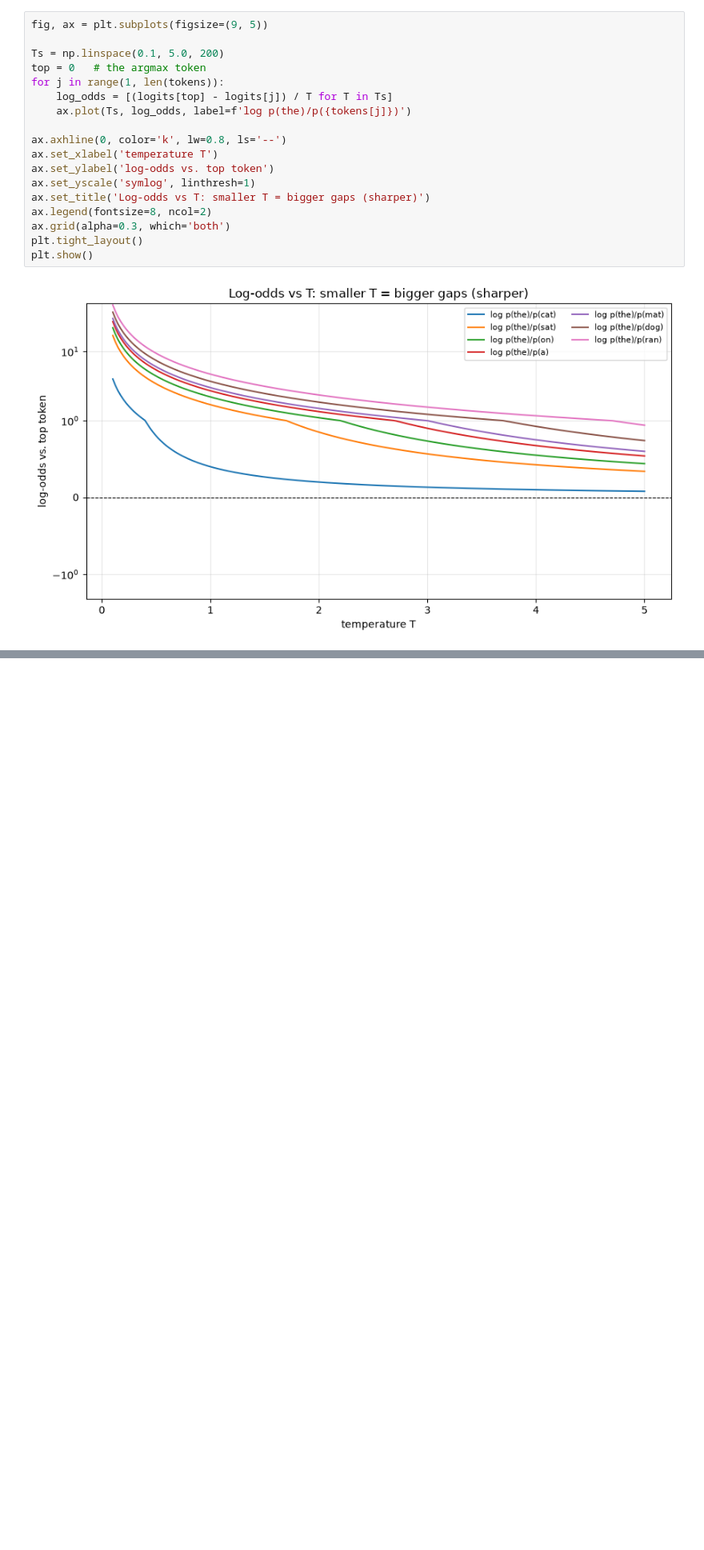
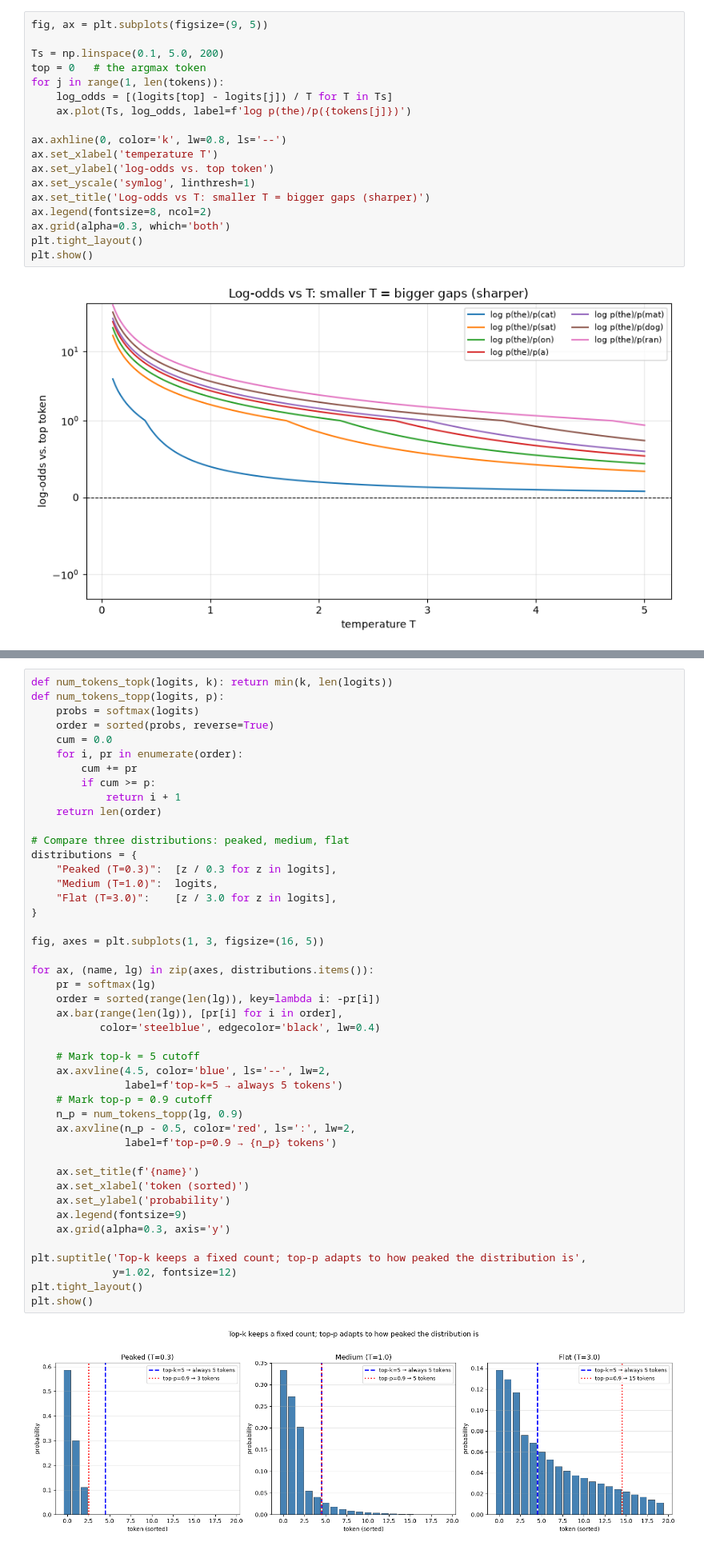
Before and after one commit to Saransh-Basu-01/AI_Engineering, a Jupyter notebook: Math_Fundamentals/Sampling_Methods/sampling.ipynb, the cells around one changed output, grey strips where cells are left out. Shown at 80% size. Cells and saved outputs as stored; diff of their text form; blank space fills up the shorter version.

```diff
--- a/Math_Fundamentals/Sampling_Methods/sampling.ipynb
+++ b/Math_Fundamentals/Sampling_Methods/sampling.ipynb
@@ -707,0 +819,47 @@ plt.show()
+# %%
+def num_tokens_topk(logits, k): return min(k, len(logits))
+def num_tokens_topp(logits, p):
+    probs = softmax(logits)
+    order = sorted(probs, reverse=True)
+    cum = 0.0
+    for i, pr in enumerate(order):
+        cum += pr
+        if cum >= p:
+            return i + 1
+    return len(order)
+
+# Compare three distributions: peaked, medium, flat
+distributions = {
+    "Peaked (T=0.3)":  [z / 0.3 for z in logits],
+    "Medium (T=1.0)":  logits,
+    "Flat (T=3.0)":    [z / 3.0 for z in logits],
+}
+
+fig, axes = plt.subplots(1, 3, figsize=(16, 5))
+
+for ax, (name, lg) in zip(axes, distributions.items()):
+    pr = softmax(lg)
+    order = sorted(range(len(lg)), key=lambda i: -pr[i])
+    ax.bar(range(len(lg)), [pr[i] for i in order],
+           color='steelblue', edgecolor='black', lw=0.4)
+
+    # Mark top-k = 5 cutoff
+    ax.axvline(4.5, color='blue', ls='--', lw=2,
+               label=f'top-k=5 → always 5 tokens')
+    # Mark top-p = 0.9 cutoff
+    n_p = num_tokens_topp(lg, 0.9)
+    ax.axvline(n_p - 0.5, color='red', ls=':', lw=2,
+               label=f'top-p=0.9 → {n_p} tokens')
+
+    ax.set_title(f'{name}')
+    ax.set_xlabel('token (sorted)')
+    ax.set_ylabel('probability')
+    ax.legend(fontsize=9)
+    ax.grid(alpha=0.3, axis='y')
+
+plt.suptitle('Top-k keeps a fixed count; top-p adapts to how peaked the distribution is',
+             y=1.02, fontsize=12)
+plt.tight_layout()
+plt.show()
+# %% [output]
+[figure, added]
```
Also changed, not shown: parts of 4 cells of this notebook.
